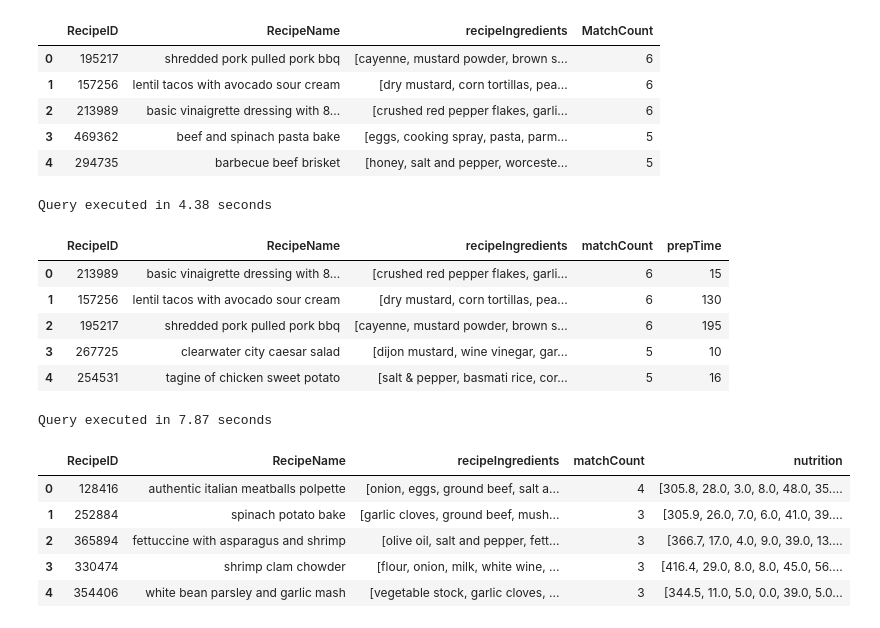
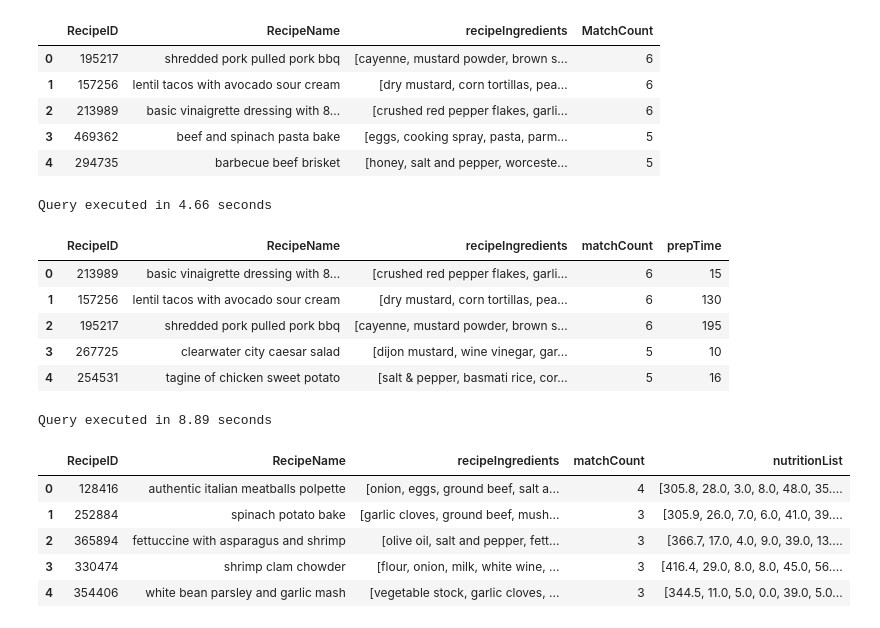
Before and after one commit to luigi-ga/GRec, a Jupyter notebook: graph_recommendation.ipynb, the cells around one changed output. Cells and saved outputs as stored; diff of their text form; code cells hidden in the pictures.

```diff
--- a/graph_recommendation.ipynb
+++ b/graph_recommendation.ipynb
@@ -240,16 +240,13 @@ print(f"Selected user {USER_ID} with", random_user_query['reviewCount'][0], 'rev
 Selected user 552613 with 123 reviews
 # %%
 gds.run_cypher('''
-    MATCH (u:User {id: $userId})
-           -[i:SUBMITTED|REVIEWED]->(r:Recipe)
+    MATCH (u:User {id: $userId})-[i:SUBMITTED|REVIEWED]->(r:Recipe)
     RETURN r.id AS recipeID,
            r.name AS name,
-           r.tags AS tags,
            r.nutrition AS nutrition,
-           r.n_ingredients,
+           r.n_ingredients AS n_ingredients,
            COALESCE(i.submitted, i.date) AS impressionTime,
            type(i) AS interactionType
     ORDER BY interactionType, impressionTime DESC
-    LIMIT 3
     ''', params={'userId': USER_ID})
 # %% [output]
@@ -394,7 +400,7 @@ print(f'\nQuery executed in {end_time-start_time:.2f} seconds')
 # Show result
 lowTime
 # %% [output]
-Query executed in 4.38 seconds
+Query executed in 4.66 seconds
 |  | RecipeID | RecipeName | recipeIngredients | matchCount | prepTime |
 | 0 | 213989 | basic vinaigrette dressing with 8... | [crushed red pepper flakes, garli... | 6 | 15 |
 | 1 | 157256 | lentil tacos with avocado sour cream | [dry mustard, corn tortillas, pea... | 6 | 130 |
@@ -405,36 +411,36 @@ Query executed in 4.38 seconds
 start_time = time.time()
 
 # Suggest 'fit' recipe
 fitRec = gds.run_cypher('''
     MATCH (r:Recipe)-[:WITH_INGREDIENTS]->(i:Ingredient)
     WHERE NOT r.id IN $reviewedRecipes
     WITH r, COLLECT(i.name) AS recipeIngredients, apoc.convert.fromJsonList(r.nutrition) AS nutritionList
     WHERE
         ANY(ingredient IN recipeIngredients WHERE ingredient IN $favIngreds)
         AND nutritionList[0] > 300 AND nutritionList[0] < 600     // CALORIES
         AND nutritionList[1] > 10  AND nutritionList[1] < 30      // TOTAL FAT (PDV)
         AND nutritionList[2] < 10                                 // SUGAR (PVD)
         AND nutritionList[3] < 10                                 // SODIUM (PDV)
         AND nutritionList[4] > 30  AND nutritionList[4] < 50      // PROTEIN
-    RETURN r.id as RecipeID, r.name AS RecipeName, recipeIngredients, SIZE([ingredient IN recipeIngredients WHERE ingredient IN $favIngreds]) AS matchCount, r.nutrition as nutrition
+    RETURN r.id as RecipeID, r.name AS RecipeName, recipeIngredients, SIZE([ingredient IN recipeIngredients WHERE ingredient IN $favIngreds]) AS matchCount, nutritionList
     ORDER BY matchCount DESC
     LIMIT $limit
     ''', params={
         'limit': n_sugestions,
         'reviewedRecipes': reviewed_recipes,
         'favIngreds': favorite_ingredients,
         'excluded_ingr': excluded_ingr})
 
 end_time = time.time()
 
 # Print execution time
 print(f'\nQuery executed in {end_time-start_time:.2f} seconds')
 
 # Show result
 fitRec
 # %% [output]
-Query executed in 7.87 seconds
+Query executed in 8.89 seconds
-|  | RecipeID | RecipeName | recipeIngredients | matchCount | nutrition |
+|  | RecipeID | RecipeName | recipeIngredients | matchCount | nutritionList |
 | 0 | 128416 | authentic italian meatballs polpette | [onion, eggs, ground beef, salt a... | 4 | [305.8, 28.0, 3.0, 8.0, 48.0, 35.... |
 | 1 | 252884 | spinach potato bake | [garlic cloves, ground beef, mush... | 3 | [305.9, 26.0, 7.0, 6.0, 41.0, 39.... |
 | 2 | 365894 | fettuccine with asparagus and shrimp | [olive oil, salt and pepper, fett... | 3 | [366.7, 17.0, 4.0, 9.0, 39.0, 13.... |
```
Also changed, not shown: parts of 8 cells of this notebook.
